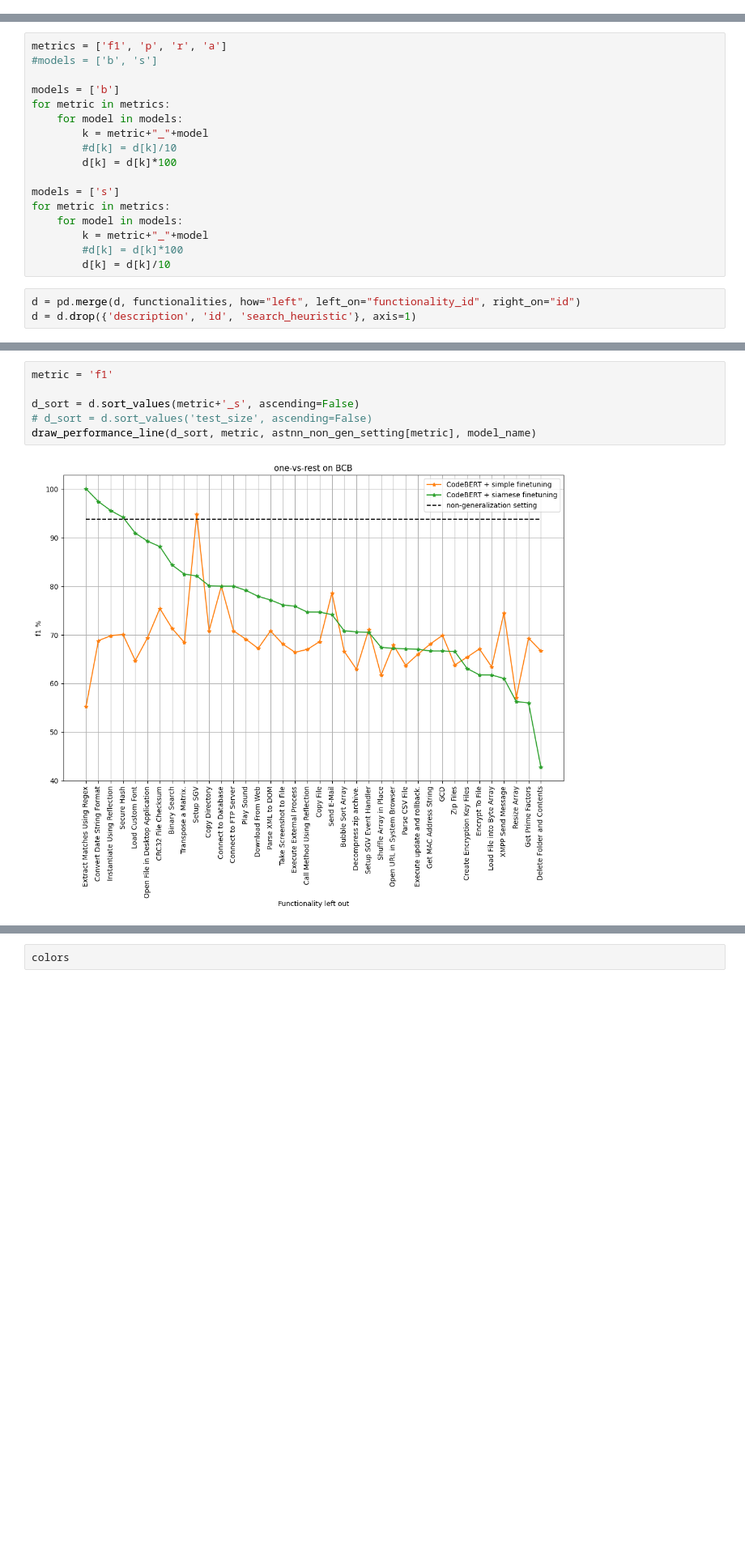
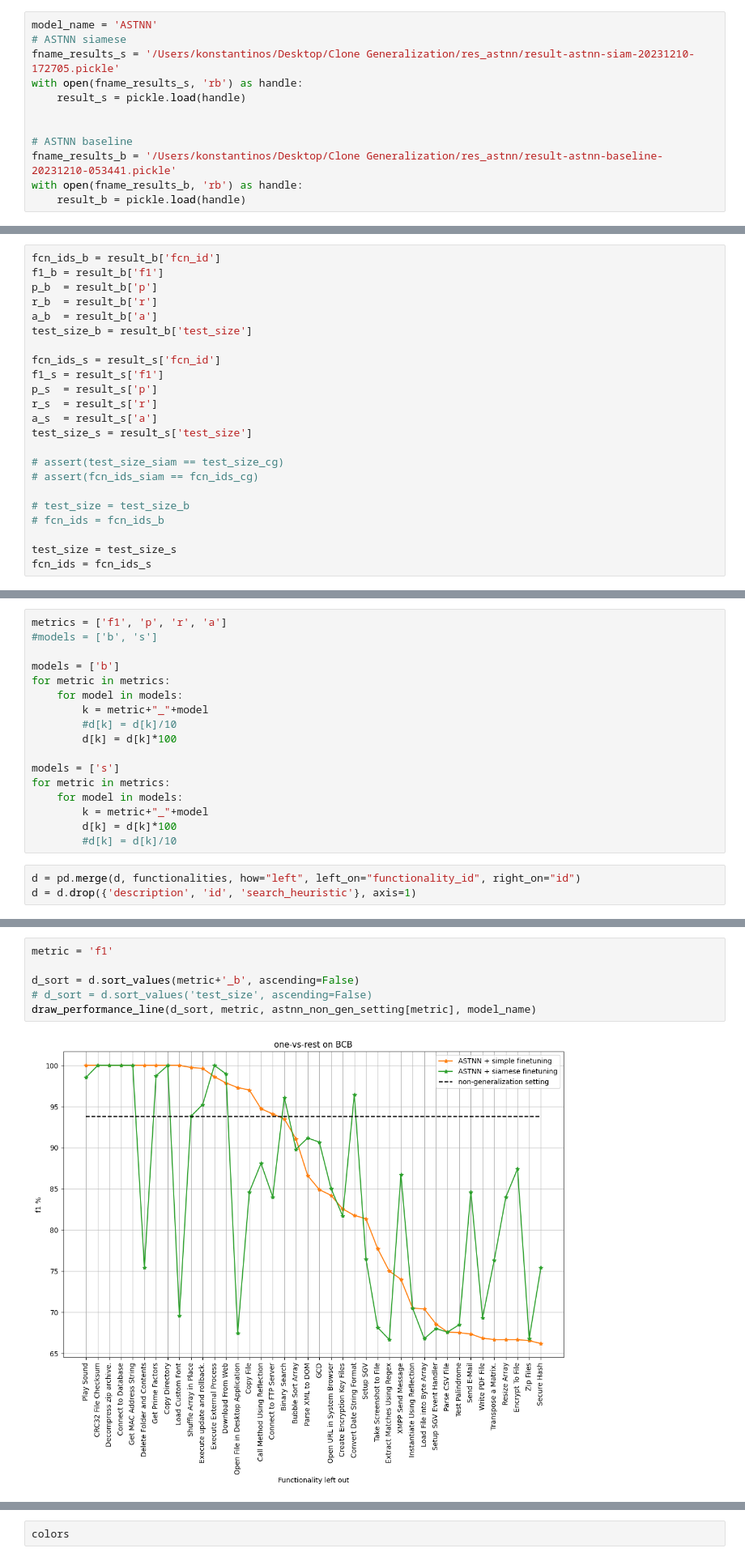
Before and after one commit to kitsiosk/utilities-equal-functionalities, a Jupyter notebook: plot_results.ipynb, the cells around one changed output, grey strips where cells are left out. Shown at 81% size. Drawn from its saved outputs; the diff is of its cells as text; blank space fills up the shorter version.

```diff
--- a/plot_results.ipynb
+++ b/plot_results.ipynb
@@ -172,0 +170,12 @@ fcn_ids = fcn_ids_s
+# %%
+model_name = 'ASTNN'
+# ASTNN siamese
+fname_results_s = '/Users/konstantinos/Desktop/Clone Generalization/res_astnn/result-astnn-siam-20231210-172705.pickle'
+with open(fname_results_s, 'rb') as handle:
+    result_s = pickle.load(handle)
+
+
+# ASTNN baseline
+fname_results_b = '/Users/konstantinos/Desktop/Clone Generalization/res_astnn/result-astnn-baseline-20231210-053441.pickle'
+with open(fname_results_b, 'rb') as handle:
+    result_b = pickle.load(handle)
@@ -173,3 +211,26 @@ fcn_ids = fcn_ids_s
+# %%
+fcn_ids_b = result_b['fcn_id']
+f1_b = result_b['f1']
+p_b  = result_b['p']
+r_b  = result_b['r']
+a_b  = result_b['a']
+test_size_b = result_b['test_size']
+
+fcn_ids_s = result_s['fcn_id']
+f1_s = result_s['f1']
+p_s  = result_s['p']
+r_s  = result_s['r']
+a_s  = result_s['a']
+test_size_s = result_s['test_size']
+
+# assert(test_size_siam == test_size_cg)
+# assert(fcn_ids_siam == fcn_ids_cg)
+
+# test_size = test_size_b
+# fcn_ids = fcn_ids_b
+
+test_size = test_size_s
+fcn_ids = fcn_ids_s
 # %%
 N = min(len(f1_b), len(f1_s))
 # %%
@@ -202,8 +263,8 @@ models = ['s']
 for metric in metrics:
     for model in models:
         k = metric+"_"+model
-        #d[k] = d[k]*100
-        d[k] = d[k]/10
+        d[k] = d[k]*100
+        #d[k] = d[k]/10
 # %%
 d = pd.merge(d, functionalities, how="left", left_on="functionality_id", right_on="id")
 d = d.drop({'description', 'id', 'search_heuristic'}, axis=1)
@@ -230,11 +291,11 @@ d
 # %%
 metric = 'f1'
 
-d_sort = d.sort_values(metric+'_s', ascending=False)
+d_sort = d.sort_values(metric+'_b', ascending=False)
 # d_sort = d.sort_values('test_size', ascending=False)
 draw_performance_line(d_sort, metric, astnn_non_gen_setting[metric], model_name)
 # %% [output]
-[figure, old version]
+[figure, new version]
 # %%
 draw_performance_scatter(d, metric, astnn_non_gen_setting[metric], model_name)
 # %% [output]
```
Also changed, not shown: parts of 14 cells of this notebook.
